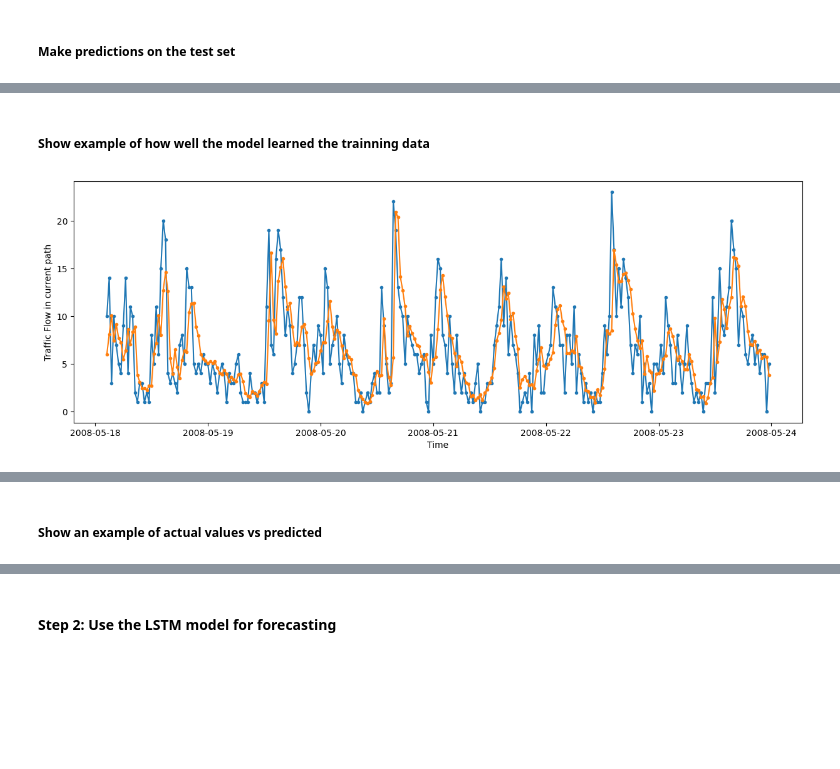
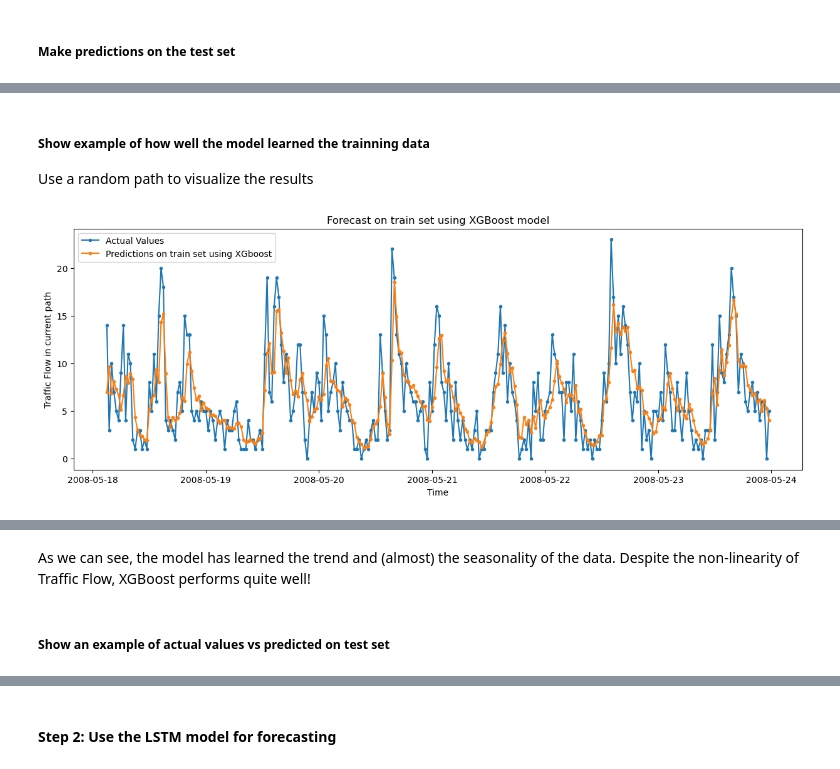
Before and after one commit to stratoskar/Traffic_Flow_Prediction, a Jupyter notebook: Notebooks/San_Fransisco_XGboost_RandomForest_LSTM_Enco-Deco.ipynb, the cells around one changed output, grey strips where cells are left out. Drawn from its saved outputs; the diff is of its cells as text; code cells hidden in the pictures; blank space fills up the shorter version.

```diff
--- a/Notebooks/San_Fransisco_XGboost_RandomForest_LSTM_Enco-Deco.ipynb
+++ b/Notebooks/San_Fransisco_XGboost_RandomForest_LSTM_Enco-Deco.ipynb
@@ -400,9 +564,9 @@ time: 0 ns (started: 2023-07-11 23:26:48 +03:00)
 # %%
-for lookback in [2,3,4,5,6,7,8]: # different lookback sizes
+for lookback in [2,3,4,5,6]: # different lookback sizes
 
     # convert train and test data to supervised
-    train_s = generate_X_y_pairs(train_sample,lookback)
-    test_s = generate_X_y_pairs(test_sample,lookback)
+    train_s = generate_X_y_pairs(train,lookback)
+    test_s = generate_X_y_pairs(test,lookback)
 
     print("Lookback = "+str(lookback)+" - To supervised: Completed!")
 
@@ -414,7 +578,7 @@ for lookback in [2,3,4,5,6,7,8]: # different lookback sizes
     test_s['rolling_mean'] = test_s.iloc[:,0:lookback].mean(axis=1)
 
     # define features
-    features_s = train_s.drop(['Time Column','Traffic Flow 1(t)'],axis=1).columns
+    features_s = train_s.drop(['Time Column','Traffic Flow','Traffic Flow 1(t)'],axis=1).columns
 
     # define label
     labels_s = ['Traffic Flow 1(t)']
@@ -566,0 +694,14 @@ time: 171 ms (started: 2023-07-11 23:28:59 +03:00)
+# %%
+# define features
+features = train.drop(['Time Column','Traffic Flow 1(t)','Traffic Flow','hour', 'hour_sin','day_of_week_cos', 'dayofweek', 'day', 'minute'],axis=1).columns
+
+# define labels
+labels = ['Traffic Flow 1(t)']
+
+# create X_train and y_train data sets
+X_train = train[features]
+y_train = train[labels]
+
+# create X_test and y_test data sets
+X_test = test[features]
+y_test = test[labels]
@@ -586,12 +729,12 @@ time: 0 ns (started: 2023-07-11 23:28:59 +03:00)
 # %%
 # tune hyperparameters using XGboost
 xgb_params = {
-    "n_estimators": [3000],
-    "learning_rate": [0.1,0.01],
-    "max_depth": [3,6,9],
+    "n_estimators": [500],
+    "learning_rate": [0.1],
+    "max_depth": [3,9],
     "objective":['reg:squarederror'],
     "gamma": [0,1,2],
-    "alpha": [0,0.1]
+    "alpha": [0,0.1,1]
 }
 
 # define GridSearchCV object
@@ -630,12 +792,12 @@ We will fit all the data in this model using the optimum parameters that found a
 # define XGBoost regressor, use also gamma and alpha values for regularization
 reg = xgb.XGBRegressor(
     objective='reg:squarederror',
-    n_estimators=3000,
+    n_estimators=500,
     early_stopping_rounds=5,
-    max_depth=6 ,
+    max_depth=9 ,
     learning_rate=0.1,
-    gamma=0.3,
-    alpha=0.5
+    gamma=1,
+    alpha=0.1
 )
 
 # train the XGBoost model with feature weights, use validation set on test data)
@@ -730,20 +892,24 @@ time: 15 ms (started: 2023-07-11 23:29:30 +03:00)
 # %% [markdown]
 ##### Show example of how well the model learned the trainning data
+Use a random path to visualize the results
 # %%
 # predict on the trainning set
 y_pred_train = reg.predict(X_train)
 
 # add information in the trainning set
 train_predictions = pd.DataFrame(index=pd.to_datetime(train['Time Column']))
 train_predictions.insert(0,'Train Actual',y_train['Traffic Flow 1(t)'].values)
 train_predictions.insert(1,'Train Predicted',y_pred_train)
 train_predictions.insert(2,'Path',X_train['Path'].values)
 
-# plot an example of the train-predictions
+# plot an example of the train-predictions at path 0 of the datase
 plt.figure(figsize=(15,5))
-plt.plot(train_predictions[train_predictions['Path']==0][['Train Actual','Train Predicted']],".-")
+plt.plot(train_predictions[train_predictions['Path']==0]['Train Actual'],".-",label='Actual Values')
+plt.plot(train_predictions[train_predictions['Path']==0]['Train Predicted'],".-",label='Predictions on train set using XGboost')
 plt.xlabel('Time')
 plt.ylabel('Traffic Flow in current path')
+plt.title('Forecast on train set using XGBoost model')
+plt.legend()
 plt.show()
 # %% [output]
-[figure, old version]
+[figure, new version]
@@ -751,5 +917,7 @@ time: 937 ms (started: 2023-07-11 23:29:30 +03:00)
+# %% [markdown]
+As we can see, the model has learned the trend and (almost) the seasonality of the data. Despite the non-linearity of Traffic Flow, XGBoost performs quite well!
 # %% [markdown]
-##### Show an example of actual values vs predicted
+##### Show an example of actual values vs predicted on test set
 # %%
 test_predictions = pd.DataFrame(index=pd.to_datetime(test['Time Column']))
 test_predictions.insert(0,'Test Actual',y_test['Traffic Flow 1(t)'].values)
```
Also changed, not shown: parts of 156 cells of this notebook.
